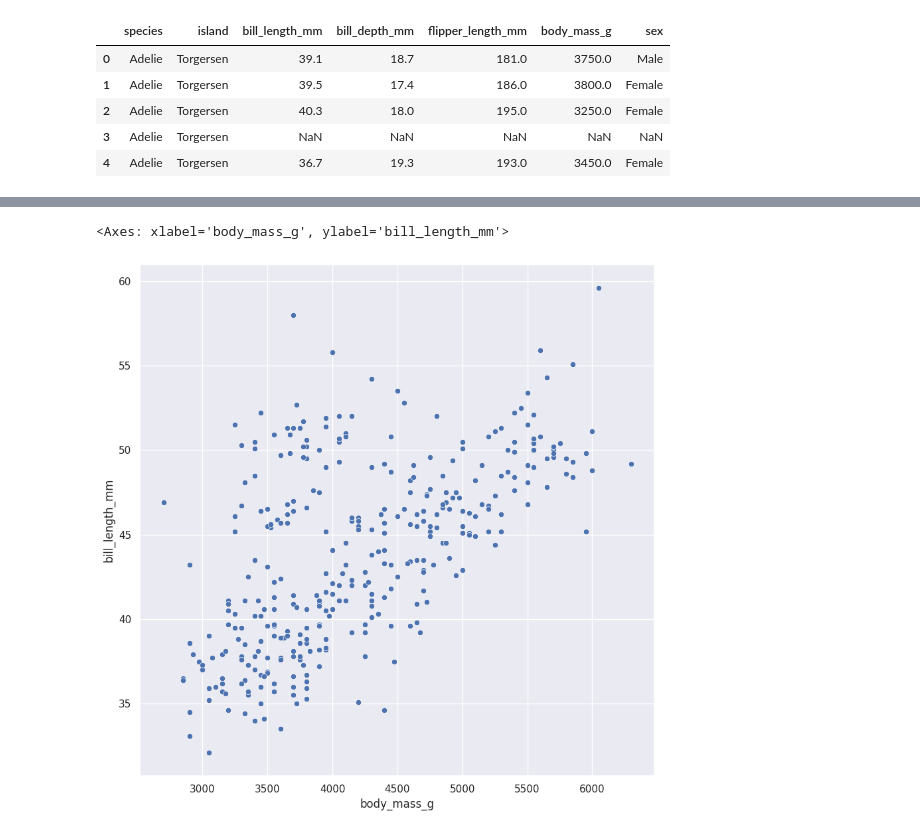
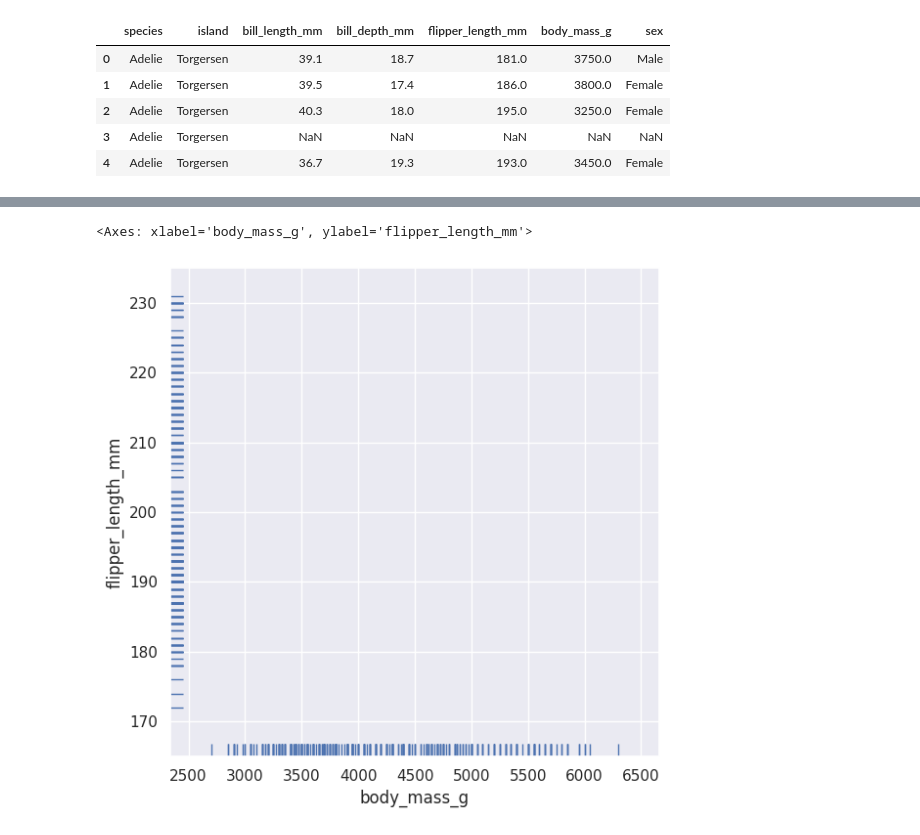
Before and after one commit to KeerthanaSistla/Python-for-Data-Analysis-Visualization, a Jupyter notebook: Seaborn.ipynb, the cells around one changed output, grey strips where cells are left out. Drawn from its saved outputs; the diff is of its cells as text; code cells hidden in the pictures.

```diff
--- a/Seaborn.ipynb
+++ b/Seaborn.ipynb
@@ -311,7 +287,12 @@ penguins.head()
 # %%
-fig = plt.figure(figsize=(10,10))
+fig=plt.figure(figsize=(5,5))
 
-sns.scatterplot(x='body_mass_g', y='bill_length_mm', data=penguins)
+ax = fig.add_axes([0,0,1,1])
+
+ax.set_ylim(165,235)
+
+sns.rugplot(x='body_mass_g',y='flipper_length_mm',
+            data=penguins)
 # %% [output]
-<Axes: xlabel='body_mass_g', ylabel='bill_length_mm'>
+<Axes: xlabel='body_mass_g', ylabel='flipper_length_mm'>
-[figure, old version]
+[figure, new version]
```
Also changed, not shown: parts of 46 cells of this notebook.
